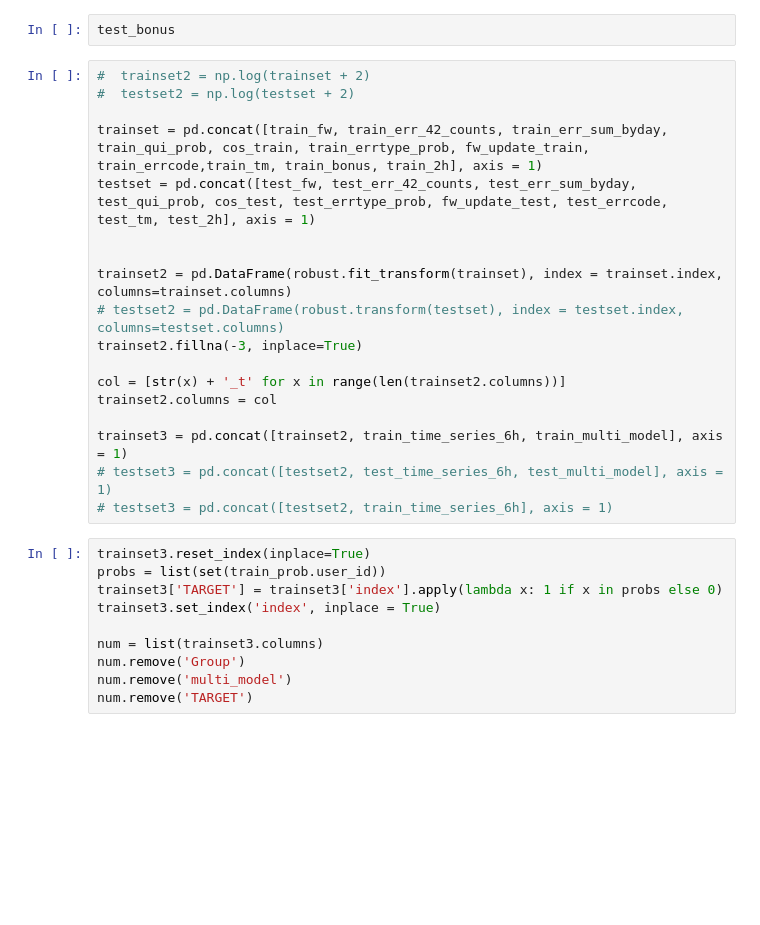
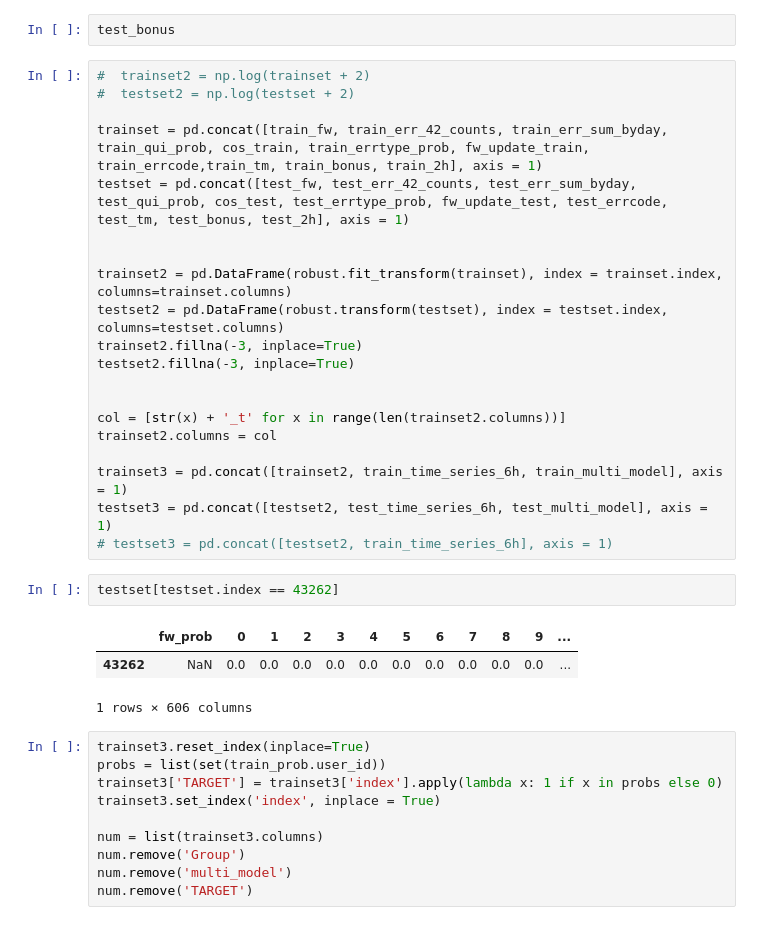
Before and after one commit to chojaeyoon/404, a Jupyter notebook: 식민지/멤제이/Auto_ML_MK5(catbu_tune).ipynb, the cells around one changed output. Cells and saved outputs as stored; diff of their text form; blank space fills up the shorter version.

Commit message:
testset_hotfix

```diff
--- a/식민지/멤제이/Auto_ML_MK5(catbu_tune).ipynb
+++ b/식민지/멤제이/Auto_ML_MK5(catbu_tune).ipynb
@@ -519,19 +525,27 @@ test_bonus
 #  testset2 = np.log(testset + 2)
 
 trainset = pd.concat([train_fw, train_err_42_counts, train_err_sum_byday, train_qui_prob, cos_train, train_errtype_prob, fw_update_train, train_errcode,train_tm, train_bonus, train_2h], axis = 1)
-testset = pd.concat([test_fw, test_err_42_counts, test_err_sum_byday, test_qui_prob, cos_test, test_errtype_prob, fw_update_test, test_errcode, test_tm, test_2h], axis = 1)
+testset = pd.concat([test_fw, test_err_42_counts, test_err_sum_byday, test_qui_prob, cos_test, test_errtype_prob, fw_update_test, test_errcode, test_tm, test_bonus, test_2h], axis = 1)
 
 
 trainset2 = pd.DataFrame(robust.fit_transform(trainset), index = trainset.index, columns=trainset.columns)
-# testset2 = pd.DataFrame(robust.transform(testset), index = testset.index, columns=testset.columns)
+testset2 = pd.DataFrame(robust.transform(testset), index = testset.index, columns=testset.columns)
 trainset2.fillna(-3, inplace=True)
+testset2.fillna(-3, inplace=True)
+
 
 col = [str(x) + '_t' for x in range(len(trainset2.columns))]
 trainset2.columns = col
 
 trainset3 = pd.concat([trainset2, train_time_series_6h, train_multi_model], axis = 1)
-# testset3 = pd.concat([testset2, test_time_series_6h, test_multi_model], axis = 1)
+testset3 = pd.concat([testset2, test_time_series_6h, test_multi_model], axis = 1)
 # testset3 = pd.concat([testset2, train_time_series_6h], axis = 1)
+# %%
+testset[testset.index == 43262]
+# %% [output]
+|  | fw_prob | 0 | 1 | 2 | 3 | 4 | 5 | 6 | 7 | 8 | 9 | ... |
+| 43262 | NaN | 0.0 | 0.0 | 0.0 | 0.0 | 0.0 | 0.0 | 0.0 | 0.0 | 0.0 | 0.0 | ... |
+1 rows × 606 columns
 # %%
 trainset3.reset_index(inplace=True)
 probs = list(set(train_prob.user_id))
```
Also changed, not shown: parts of 22 cells of this notebook.
